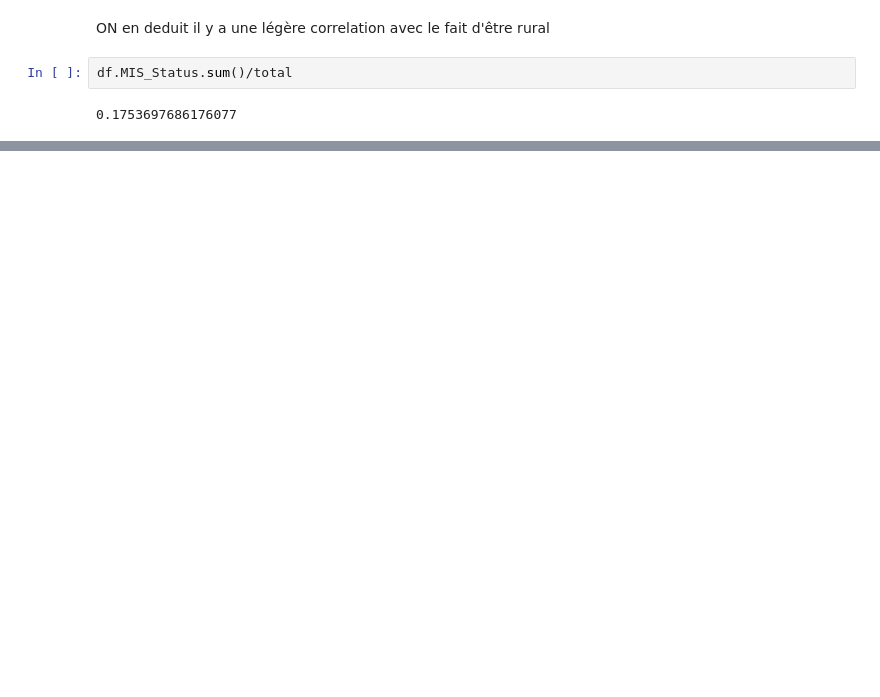
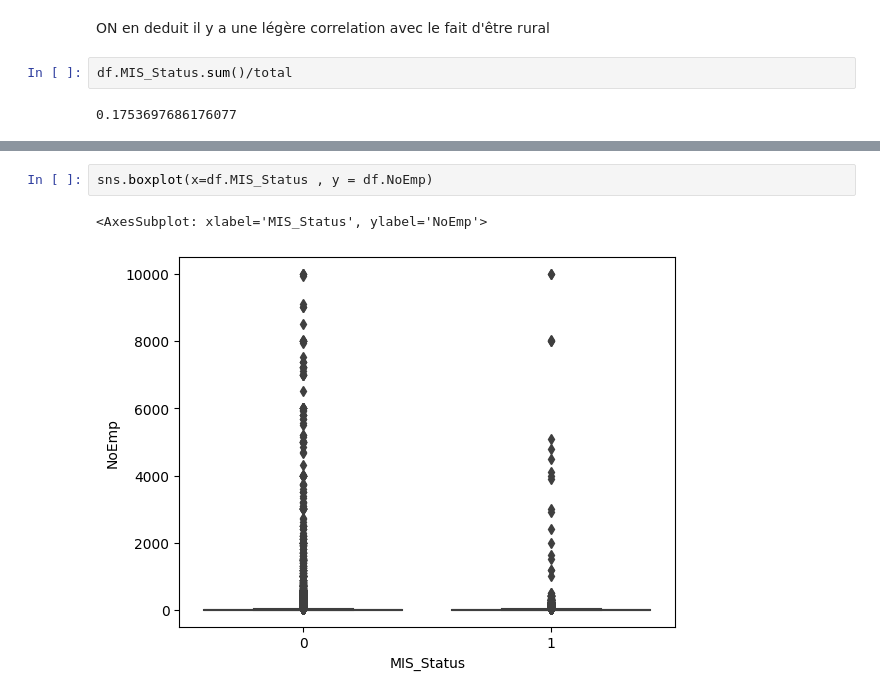
Before and after one commit to Abdellah-R/Projet_Classification, a Jupyter notebook: analyse.ipynb, the cells around one changed output, grey strips where cells are left out. Saved outputs shown, nothing was run; the diff lists cells and outputs as text; blank space fills up the shorter version.

```diff
--- a/analyse.ipynb
+++ b/analyse.ipynb
@@ -124,0 +152,5 @@ df.MIS_Status.sum()/total
+# %%
+sns.boxplot(x=df.MIS_Status , y = df.NoEmp)
+# %% [output]
+<AxesSubplot: xlabel='MIS_Status', ylabel='NoEmp'>
+[figure, added]
```
Also changed, not shown: parts of 36 cells of this notebook, 1 other file.
